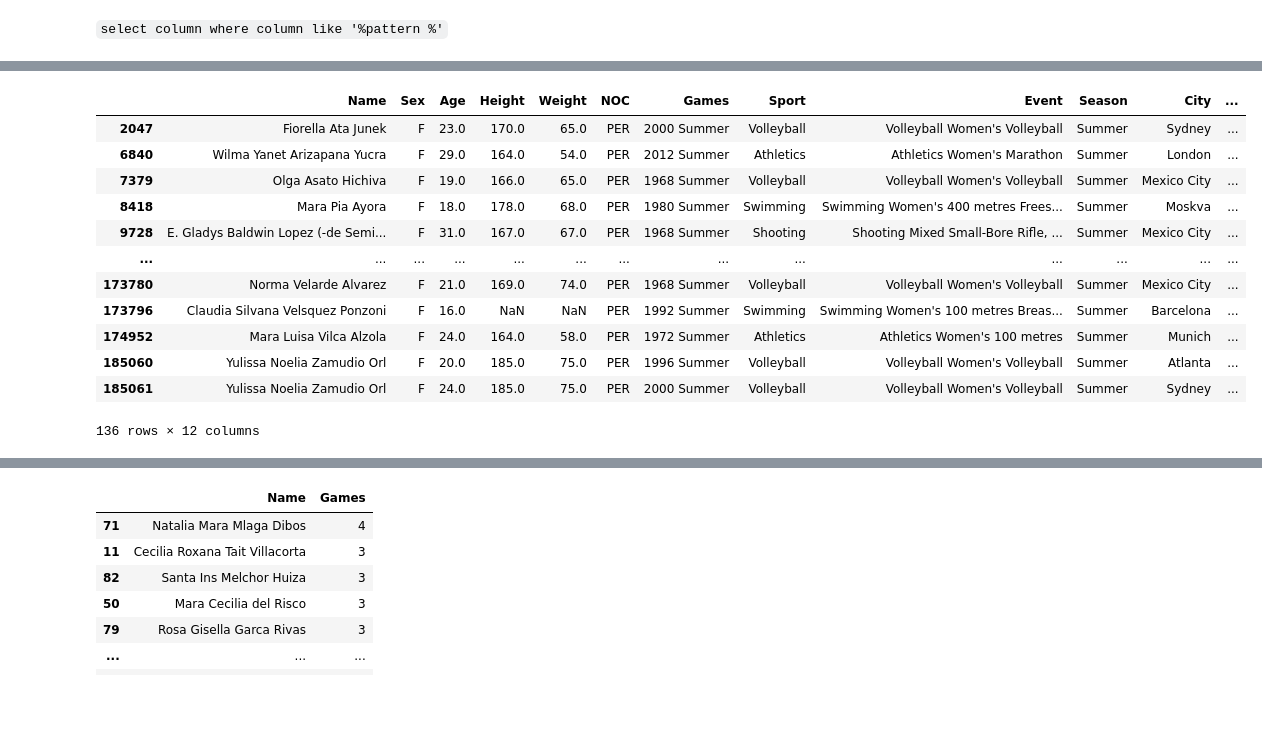
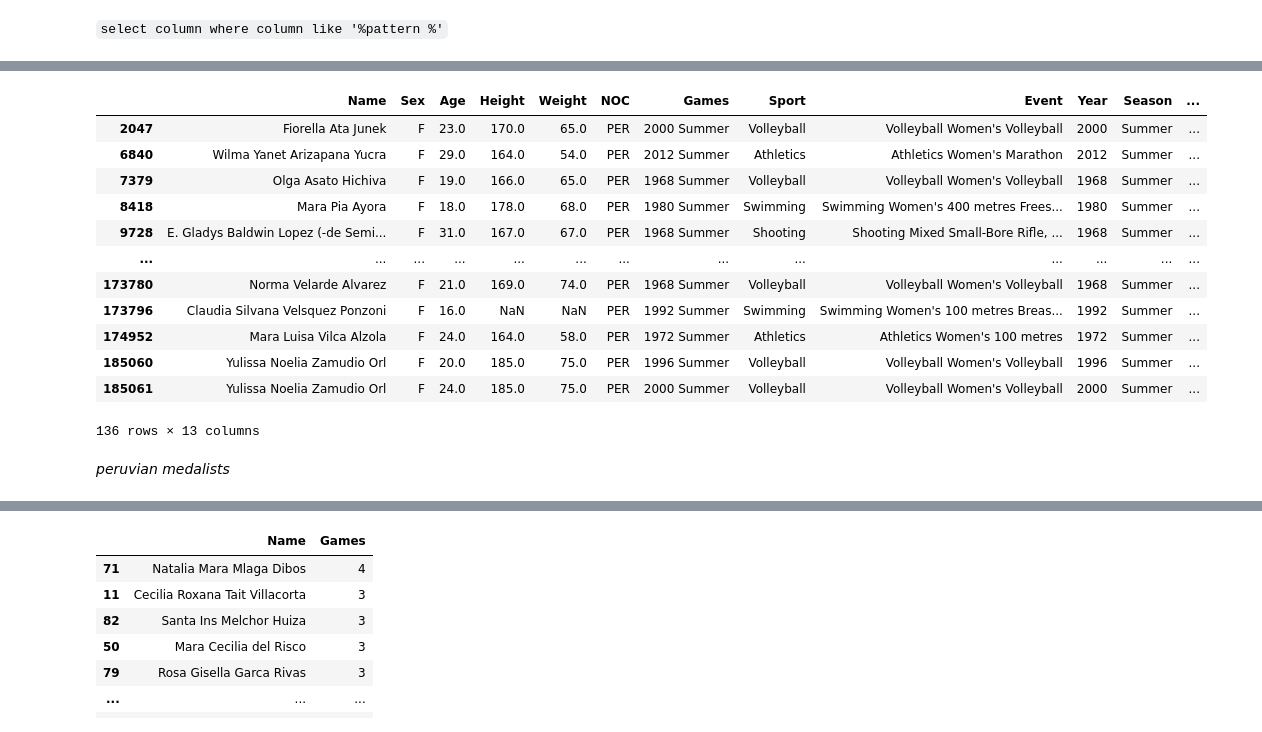
Before and after one commit to bosquealeatorio/workshop-intro-numpy-pandas, a Jupyter notebook: 2-from-sql-to-pandas/03-from-sql-to-pandas.ipynb, the cells around one changed output, grey strips where cells are left out. Cells and saved outputs as stored; diff of their text form; code cells hidden in the pictures; blank space fills up the shorter version.

```diff
--- a/2-from-sql-to-pandas/03-from-sql-to-pandas.ipynb
+++ b/2-from-sql-to-pandas/03-from-sql-to-pandas.ipynb
@@ -212,2 +299,5 @@ athletes_by_event.head()
 # %%
-athletes_event_games = pandas.merge(athletes_by_event, games[["id_games", "Season", "City"]], how = "left")
+athletes_event_games = pandas.merge(athletes_by_event,
+                                    games[["id_games", "Year", "Season", "City"]],
+                                    how = "left",
+                                    on =["id_games"])
@@ -263,3 +359,3 @@ full_dataset.loc[~full_dataset["Medal"].isnull()].head()
 # %%
-full_dataset = full_dataset[[column for column in full_dataset.columns if "id" not in column]]
-full_dataset.head()
+column_pattern = [column for column in full_dataset.columns if 'id' not in column]
+full_dataset = full_dataset[column_pattern]
@@ -337,16 +458,18 @@ full_dataset.loc[athletes["Name"].str.lower().str.contains("montoya")]
 # %%
-full_dataset.loc[(athletes_by_event["NOC"] == "PER") & (athletes_by_event["Sex"] == "F")]
+full_dataset.loc[(full_dataset["NOC"] == "PER") & (full_dataset["Sex"] == "F")]
 # %% [output]
-|  | Name | Sex | Age | Height | Weight | NOC | Games | Sport | Event | Season | City | ... |
-| 2047 | Fiorella Ata Junek | F | 23.0 | 170.0 | 65.0 | PER | 2000 Summer | Volleyball | Volleyball Women's Volleyball | Summer | Sydney | ... |
-| 6840 | Wilma Yanet Arizapana Yucra | F | 29.0 | 164.0 | 54.0 | PER | 2012 Summer | Athletics | Athletics Women's Marathon | Summer | London | ... |
-| 7379 | Olga Asato Hichiva | F | 19.0 | 166.0 | 65.0 | PER | 1968 Summer | Volleyball | Volleyball Women's Volleyball | Summer | Mexico City | ... |
-| 8418 | Mara Pia Ayora | F | 18.0 | 178.0 | 68.0 | PER | 1980 Summer | Swimming | Swimming Women's 400 metres Frees... | Summer | Moskva | ... |
-| 9728 | E. Gladys Baldwin Lopez (-de Semi... | F | 31.0 | 167.0 | 67.0 | PER | 1968 Summer | Shooting | Shooting Mixed Small-Bore Rifle, ... | Summer | Mexico City | ... |
+|  | Name | Sex | Age | Height | Weight | NOC | Games | Sport | Event | Year | Season | ... |
+| 2047 | Fiorella Ata Junek | F | 23.0 | 170.0 | 65.0 | PER | 2000 Summer | Volleyball | Volleyball Women's Volleyball | 2000 | Summer | ... |
+| 6840 | Wilma Yanet Arizapana Yucra | F | 29.0 | 164.0 | 54.0 | PER | 2012 Summer | Athletics | Athletics Women's Marathon | 2012 | Summer | ... |
+| 7379 | Olga Asato Hichiva | F | 19.0 | 166.0 | 65.0 | PER | 1968 Summer | Volleyball | Volleyball Women's Volleyball | 1968 | Summer | ... |
+| 8418 | Mara Pia Ayora | F | 18.0 | 178.0 | 68.0 | PER | 1980 Summer | Swimming | Swimming Women's 400 metres Frees... | 1980 | Summer | ... |
+| 9728 | E. Gladys Baldwin Lopez (-de Semi... | F | 31.0 | 167.0 | 67.0 | PER | 1968 Summer | Shooting | Shooting Mixed Small-Bore Rifle, ... | 1968 | Summer | ... |
 | ... | ... | ... | ... | ... | ... | ... | ... | ... | ... | ... | ... | ... |
-| 173780 | Norma Velarde Alvarez | F | 21.0 | 169.0 | 74.0 | PER | 1968 Summer | Volleyball | Volleyball Women's Volleyball | Summer | Mexico City | ... |
-| 173796 | Claudia Silvana Velsquez Ponzoni | F | 16.0 | NaN | NaN | PER | 1992 Summer | Swimming | Swimming Women's 100 metres Breas... | Summer | Barcelona | ... |
-| 174952 | Mara Luisa Vilca Alzola | F | 24.0 | 164.0 | 58.0 | PER | 1972 Summer | Athletics | Athletics Women's 100 metres | Summer | Munich | ... |
-| 185060 | Yulissa Noelia Zamudio Orl | F | 20.0 | 185.0 | 75.0 | PER | 1996 Summer | Volleyball | Volleyball Women's Volleyball | Summer | Atlanta | ... |
-| 185061 | Yulissa Noelia Zamudio Orl | F | 24.0 | 185.0 | 75.0 | PER | 2000 Summer | Volleyball | Volleyball Women's Volleyball | Summer | Sydney | ... |
+| 173780 | Norma Velarde Alvarez | F | 21.0 | 169.0 | 74.0 | PER | 1968 Summer | Volleyball | Volleyball Women's Volleyball | 1968 | Summer | ... |
+| 173796 | Claudia Silvana Velsquez Ponzoni | F | 16.0 | NaN | NaN | PER | 1992 Summer | Swimming | Swimming Women's 100 metres Breas... | 1992 | Summer | ... |
+| 174952 | Mara Luisa Vilca Alzola | F | 24.0 | 164.0 | 58.0 | PER | 1972 Summer | Athletics | Athletics Women's 100 metres | 1972 | Summer | ... |
+| 185060 | Yulissa Noelia Zamudio Orl | F | 20.0 | 185.0 | 75.0 | PER | 1996 Summer | Volleyball | Volleyball Women's Volleyball | 1996 | Summer | ... |
+| 185061 | Yulissa Noelia Zamudio Orl | F | 24.0 | 185.0 | 75.0 | PER | 2000 Summer | Volleyball | Volleyball Women's Volleyball | 2000 | Summer | ... |
-136 rows × 12 columns
+136 rows × 13 columns
+# %% [markdown]
+*peruvian medalists*
```
Also changed, not shown: parts of 100 cells of this notebook, 14 other files.
